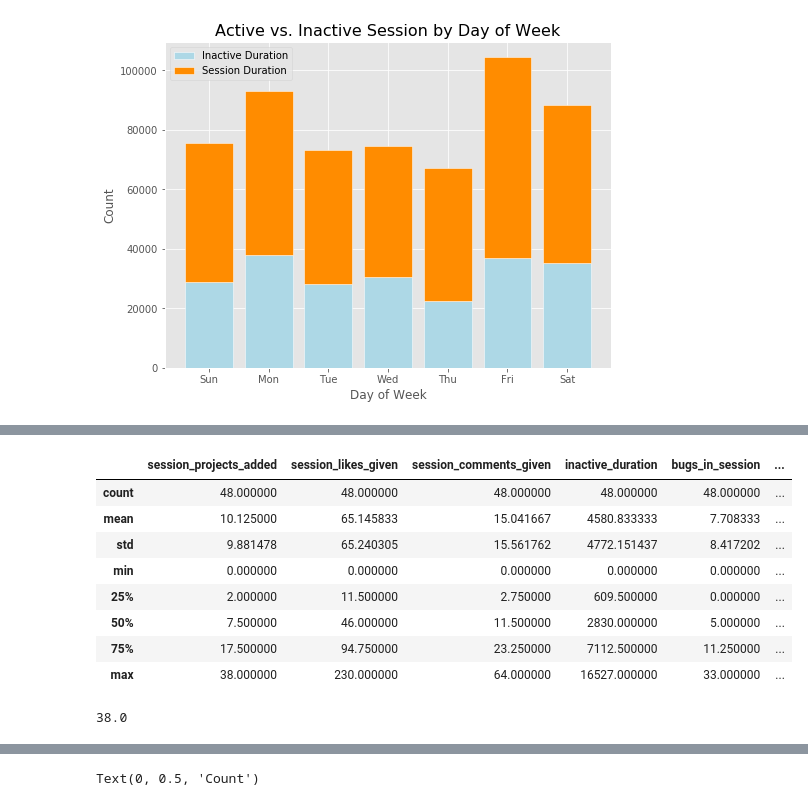
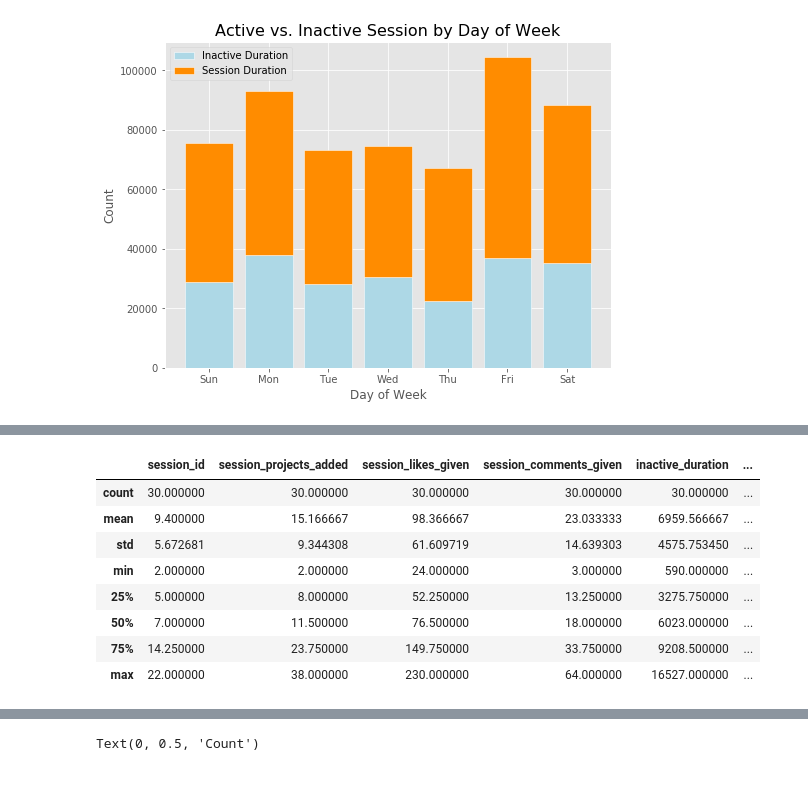
Before and after one commit to helen-tong/user_engagement_analysis, a Jupyter notebook: assessment.ipynb, the cells around one changed output, grey strips where cells are left out. Drawn from its saved outputs; the diff is of its cells as text; code cells hidden in the pictures.

```diff
--- a/assessment.ipynb
+++ b/assessment.ipynb
@@ -6,7 +6,7 @@ import matplotlib.pyplot as plt
 plt.style.use('ggplot')
 %matplotlib inline
 # %%
-df = pd.read_csv('showwcase_sessions.csv')
+df = pd.read_csv('data/showwcase_sessions.csv')
 # %%
 df.head()
 # %% [output]
@@ -237,0 +222,3 @@ group
+# %%
+merged = pd.merge(repeated, group, left_index=True, right_index=True)
+merged
@@ -238,16 +244,12 @@ group
 # %%
-group.describe()
+merged.describe()
 # %% [output]
-|  | session_projects_added | session_likes_given | session_comments_given | inactive_duration | bugs_in_session | ... |
-| count | 48.000000 | 48.000000 | 48.000000 | 48.000000 | 48.000000 | ... |
-| mean | 10.125000 | 65.145833 | 15.041667 | 4580.833333 | 7.708333 | ... |
-| std | 9.881478 | 65.240305 | 15.561762 | 4772.151437 | 8.417202 | ... |
-| min | 0.000000 | 0.000000 | 0.000000 | 0.000000 | 0.000000 | ... |
-| 25% | 2.000000 | 11.500000 | 2.750000 | 609.500000 | 0.000000 | ... |
-| 50% | 7.500000 | 46.000000 | 11.500000 | 2830.000000 | 5.000000 | ... |
-| 75% | 17.500000 | 94.750000 | 23.250000 | 7112.500000 | 11.250000 | ... |
-| max | 38.000000 | 230.000000 | 64.000000 | 16527.000000 | 33.000000 | ... |
+|  | session_id | session_projects_added | session_likes_given | session_comments_given | inactive_duration | ... |
+| count | 30.000000 | 30.000000 | 30.000000 | 30.000000 | 30.000000 | ... |
+| mean | 9.400000 | 15.166667 | 98.366667 | 23.033333 | 6959.566667 | ... |
+| std | 5.672681 | 9.344308 | 61.609719 | 14.639303 | 4575.753450 | ... |
+| min | 2.000000 | 2.000000 | 24.000000 | 3.000000 | 590.000000 | ... |
+| 25% | 5.000000 | 8.000000 | 52.250000 | 13.250000 | 3275.750000 | ... |
+| 50% | 7.000000 | 11.500000 | 76.500000 | 18.000000 | 6023.000000 | ... |
+| 75% | 14.250000 | 23.750000 | 149.750000 | 33.750000 | 9208.500000 | ... |
+| max | 22.000000 | 38.000000 | 230.000000 | 64.000000 | 16527.000000 | ... |
-# %%
-group.session_projects_added.max()
-# %% [output]
-38.0
```
Also changed, not shown: parts of 15 cells of this notebook.
